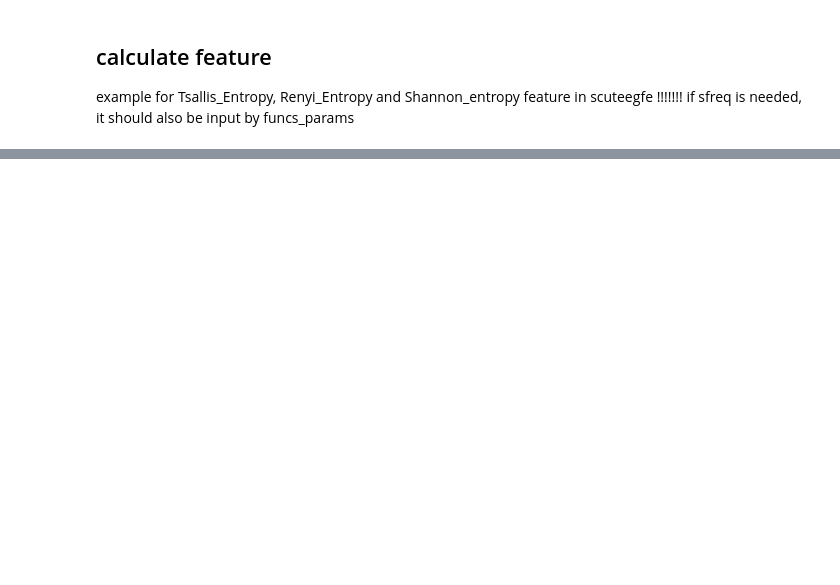
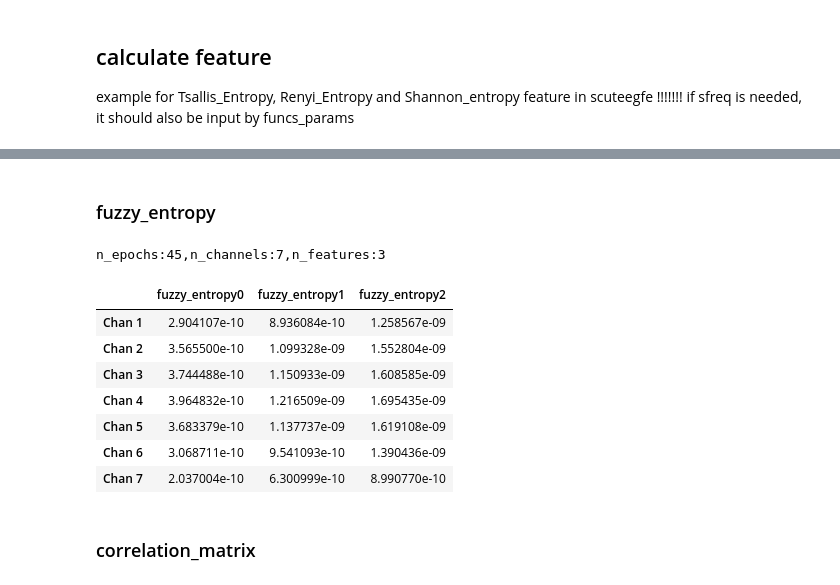
Before and after one commit to didi226/scut_eeg_feature, a Jupyter notebook: docs/source/example/function.ipynb, the cells around one changed output, grey strips where cells are left out. Cells and saved outputs as stored; diff of their text form; code cells hidden in the pictures; blank space fills up the shorter version.

```diff
--- a/docs/source/example/function.ipynb
+++ b/docs/source/example/function.ipynb
@@ -115,0 +117,21 @@ df
+# %% [markdown]
+### fuzzy_entropy
+# %%
+fea_fuzzy_entropy = Feature(data, sfreq = 160, selected_funcs=['fuzzy_entropy'], funcs_params={"fuzzy_entropy__m":3})
+n_epochs, n_channels, n_features = fea_fuzzy_entropy.features.shape
+print(f'n_epochs:{n_epochs},n_channels:{n_channels},n_features:{n_features}')
+df = pd.DataFrame(fea_fuzzy_entropy.features[0,:,:], columns=fea_fuzzy_entropy.feature_names)
+df.index = [f'Chan {i+1}' for i in range(n_channels)]
+df
+# %% [output]
+n_epochs:45,n_channels:7,n_features:3
+|  | fuzzy_entropy0 | fuzzy_entropy1 | fuzzy_entropy2 |
+| Chan 1 | 2.904107e-10 | 8.936084e-10 | 1.258567e-09 |
+| Chan 2 | 3.565500e-10 | 1.099328e-09 | 1.552804e-09 |
+| Chan 3 | 3.744488e-10 | 1.150933e-09 | 1.608585e-09 |
+| Chan 4 | 3.964832e-10 | 1.216509e-09 | 1.695435e-09 |
+| Chan 5 | 3.683379e-10 | 1.137737e-09 | 1.619108e-09 |
+| Chan 6 | 3.068711e-10 | 9.541093e-10 | 1.390436e-09 |
+| Chan 7 | 2.037004e-10 | 6.300999e-10 | 8.990770e-10 |
+# %% [markdown]
+### correlation_matrix
```
Also changed, not shown: parts of 10 cells of this notebook, 1 other file.
